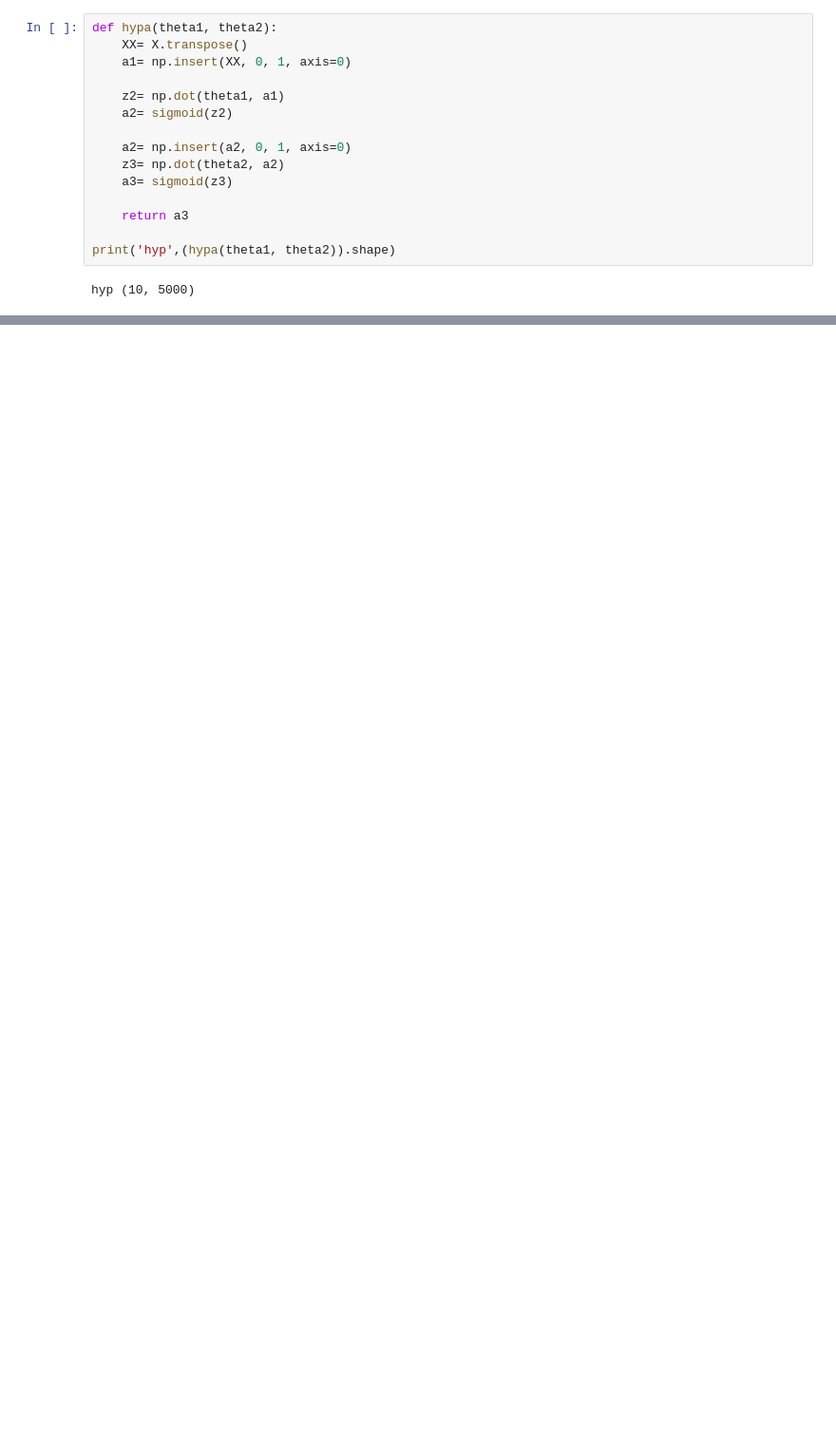
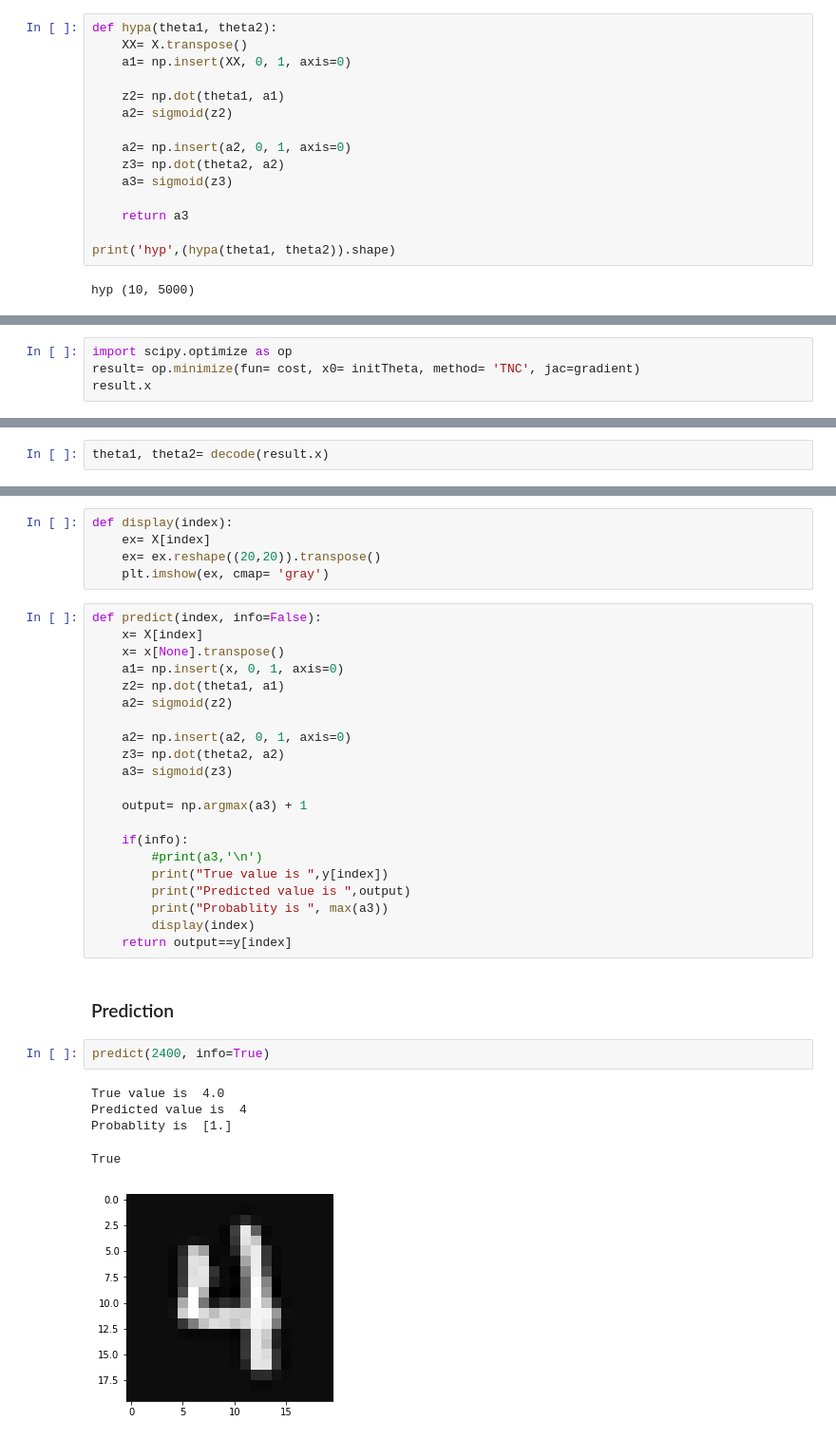
Before and after one commit to shivam-ai/Journey2AI, a Jupyter notebook: Backpropagation Algorithm.ipynb, the cells around one changed output, grey strips where cells are left out. Shown at 95% size. Drawn from its saved outputs; the diff is of its cells as text; blank space fills up the shorter version.

```diff
--- a/Backpropagation Algorithm.ipynb
+++ b/Backpropagation Algorithm.ipynb
@@ -115,0 +164,4 @@ array([[-4.43215460e+01, -9.46753063e+07,  4.55758010e+08, ...,
+# %%
+import scipy.optimize as op
+result= op.minimize(fun= cost, x0= initTheta, method= 'TNC', jac=gradient)
+result.x
@@ -115,0 +205,2 @@ array([[-4.43215460e+01, -9.46753063e+07,  4.55758010e+08, ...,
+# %%
+theta1, theta2= decode(result.x)
@@ -115,0 +212,36 @@ array([[-4.43215460e+01, -9.46753063e+07,  4.55758010e+08, ...,
+# %%
+def display(index):
+    ex= X[index]
+    ex= ex.reshape((20,20)).transpose()
+    plt.imshow(ex, cmap= 'gray')
+# %%
+def predict(index, info=False):
+    x= X[index]
+    x= x[None].transpose()
+    a1= np.insert(x, 0, 1, axis=0)
+    z2= np.dot(theta1, a1)
+    a2= sigmoid(z2)
+
+    a2= np.insert(a2, 0, 1, axis=0)
+    z3= np.dot(theta2, a2)
+    a3= sigmoid(z3)
+
+    output= np.argmax(a3) + 1
+
+    if(info):
+        #print(a3,'\n')
+        print("True value is ",y[index])
+        print("Predicted value is ",output)
+        print("Probablity is ", max(a3))
+        display(index)
+    return output==y[index]
+# %% [markdown]
+### Prediction
+# %%
+predict(2400, info=True)
+# %% [output]
+True value is  4.0
+Predicted value is  4
+Probablity is  [1.]
+True
+[figure, added]
```
Also changed, not shown: parts of 19 cells of this notebook, 5 other files.
